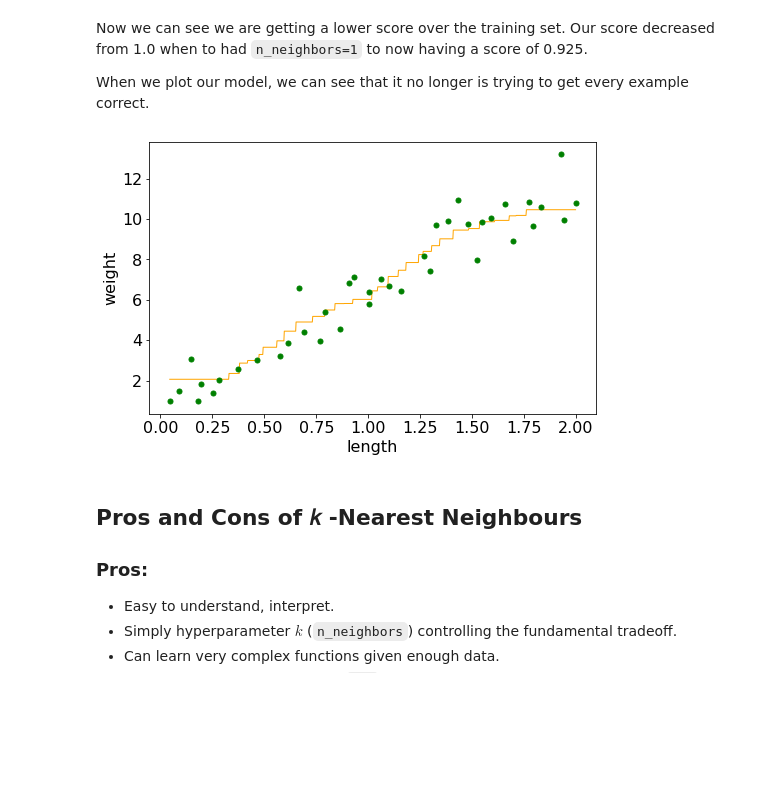
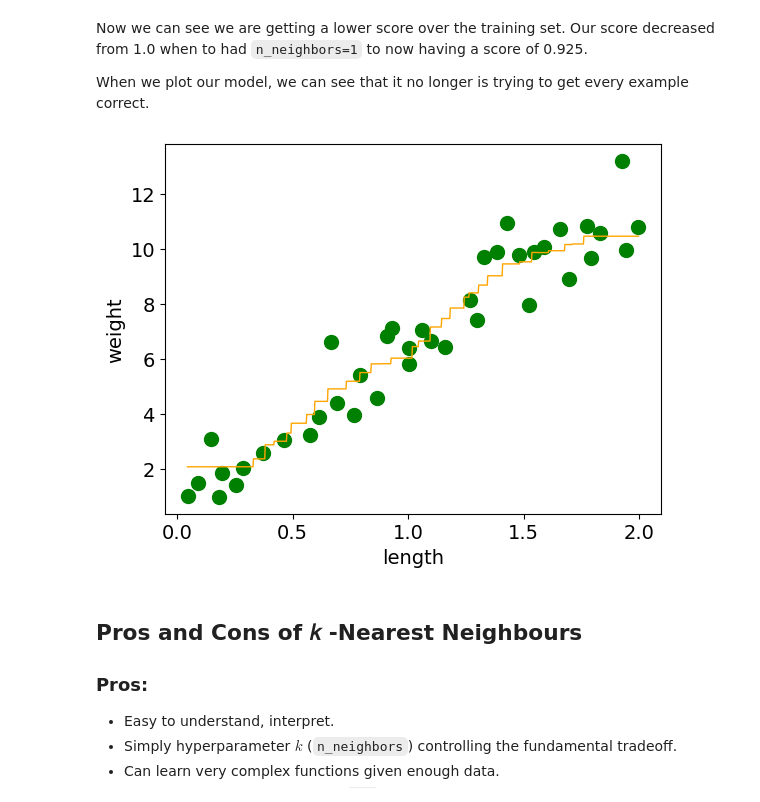
Before and after one commit to bait509-ubc/BAIT509, a Jupyter notebook: _sources/lectures/lecture4.ipynb, the cells around one changed output. Cells and saved outputs as stored; diff of their text form; code cells hidden in the pictures; blank space fills up the shorter version.

```diff
--- a/_sources/lectures/lecture4.ipynb
+++ b/_sources/lectures/lecture4.ipynb
@@ -153,15 +159,16 @@ knnr_10.score(snake_X_train, snake_y_train)
 
 When we plot our model, we can see that it no longer is trying to get every example correct.
 # %%
-plt.figure(figsize=(8, 5))
-plt.plot(grid, knnr_10.predict(grid), color='orange', linewidth=1)
-plt.plot(snake_X_train, snake_y_train, ".r", markersize=10, color='green')
-plt.xticks(fontsize= 16);
-plt.yticks(fontsize= 16);
-plt.xlabel("length",fontsize= 16)
-plt.ylabel("weight",fontsize= 16);
+grid = np.linspace(np.min(snake_X_train), np.max(snake_X_train), 1000)
+plt.plot(grid, knnr_10.predict(grid[:, np.newaxis]), color='orange', linewidth=1)
+plt.scatter(snake_X_train, snake_y_train, color='green', s=100)
+plt.xticks(fontsize= 14)
+plt.yticks(fontsize= 14)
+plt.xlabel("length",fontsize= 14)
+plt.ylabel("weight",fontsize= 14)
+plt.show()
 # %% [output]
-[figure, old version]
+[figure, new version]
 # %% [markdown]
 ## Pros and Cons of 𝑘 -Nearest Neighbours
 
```
Also changed, not shown: parts of 20 cells of this notebook, 8 other files.
